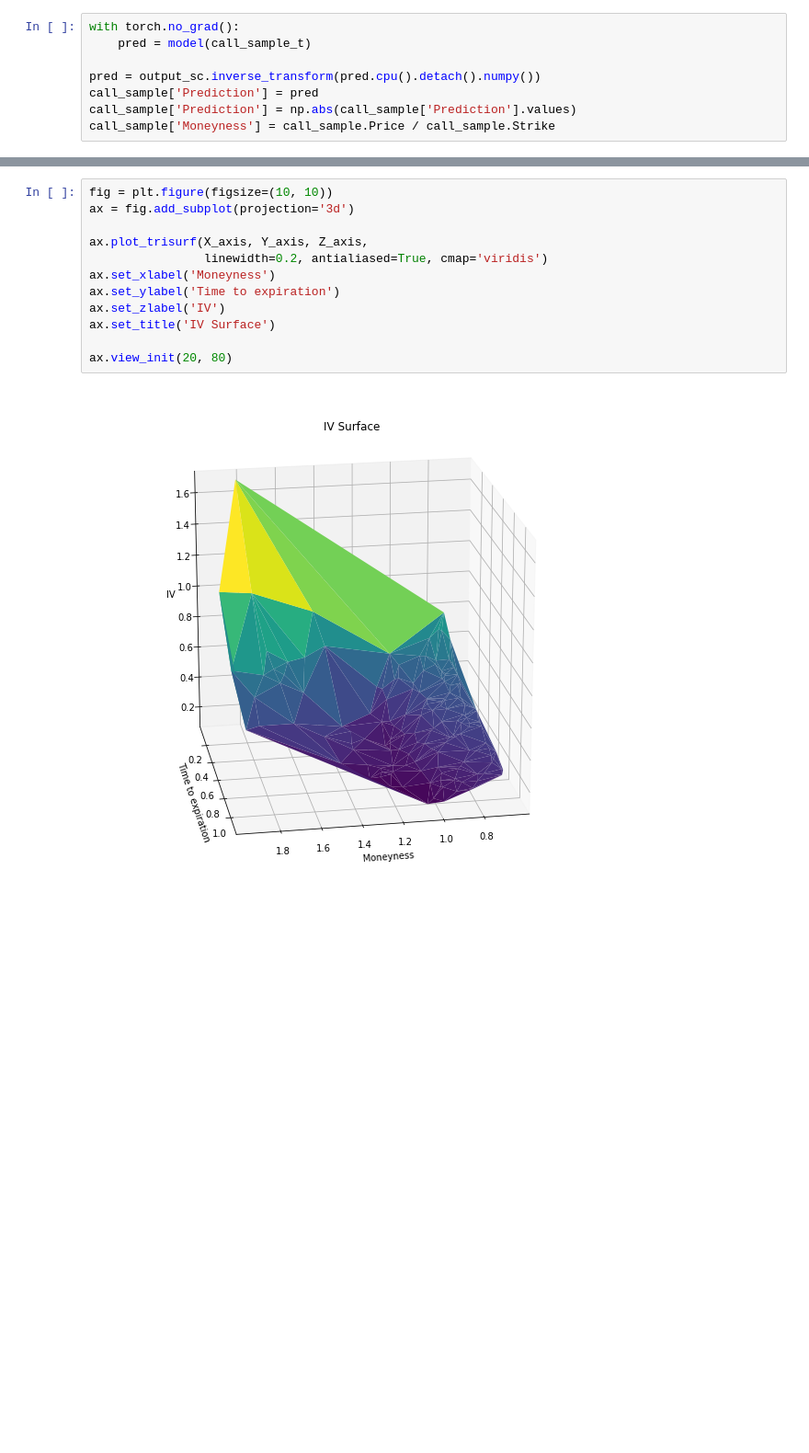
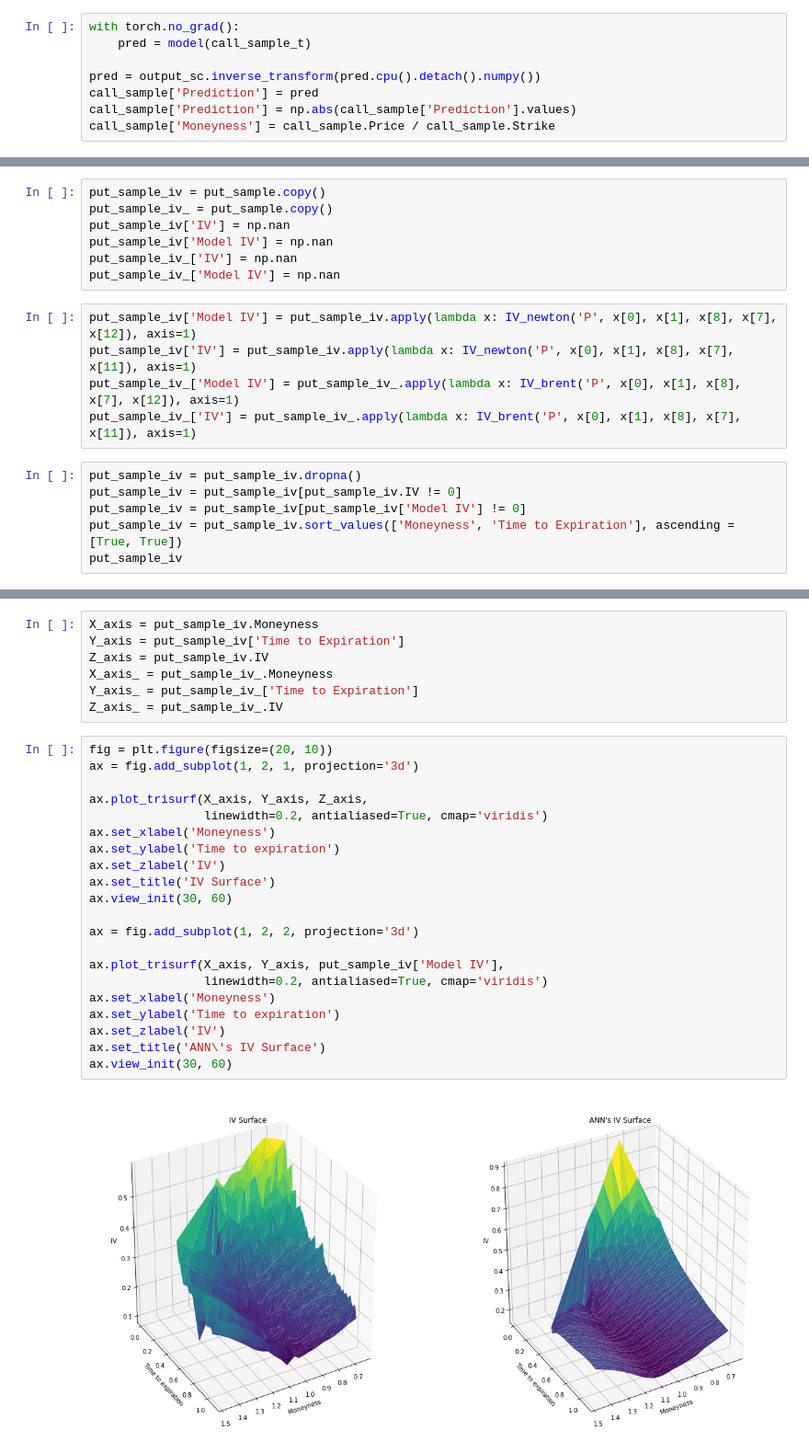
Before and after one commit to paolodelia99/thesis-option-pricing-with-deep-learning, a Jupyter notebook: notebooks/Finding_IV_Heston.ipynb, the cells around one changed output, grey strips where cells are left out. Shown at 92% size. Drawn from its saved outputs; the diff is of its cells as text; blank space fills up the shorter version.

```diff
--- a/notebooks/Finding_IV_Heston.ipynb
+++ b/notebooks/Finding_IV_Heston.ipynb
@@ -417,0 +550,18 @@ ax.view_init(30, 60)
+# %%
+put_sample_iv = put_sample.copy()
+put_sample_iv_ = put_sample.copy()
+put_sample_iv['IV'] = np.nan
+put_sample_iv['Model IV'] = np.nan
+put_sample_iv_['IV'] = np.nan
+put_sample_iv_['Model IV'] = np.nan
+# %%
+put_sample_iv['Model IV'] = put_sample_iv.apply(lambda x: IV_newton('P', x[0], x[1], x[8], x[7], x[12]), axis=1)
+put_sample_iv['IV'] = put_sample_iv.apply(lambda x: IV_newton('P', x[0], x[1], x[8], x[7], x[11]), axis=1)
+put_sample_iv_['Model IV'] = put_sample_iv_.apply(lambda x: IV_brent('P', x[0], x[1], x[8], x[7], x[12]), axis=1)
+put_sample_iv_['IV'] = put_sample_iv_.apply(lambda x: IV_brent('P', x[0], x[1], x[8], x[7], x[11]), axis=1)
+# %%
+put_sample_iv = put_sample_iv.dropna()
+put_sample_iv = put_sample_iv[put_sample_iv.IV != 0]
+put_sample_iv = put_sample_iv[put_sample_iv['Model IV'] != 0]
+put_sample_iv = put_sample_iv.sort_values(['Moneyness', 'Time to Expiration'], ascending = [True, True])
+put_sample_iv
@@ -418,14 +602,30 @@ ax.view_init(30, 60)
+# %%
+X_axis = put_sample_iv.Moneyness
+Y_axis = put_sample_iv['Time to Expiration']
+Z_axis = put_sample_iv.IV
+X_axis_ = put_sample_iv_.Moneyness
+Y_axis_ = put_sample_iv_['Time to Expiration']
+Z_axis_ = put_sample_iv_.IV
 # %%
-fig = plt.figure(figsize=(10, 10))
-ax = fig.add_subplot(projection='3d')
+fig = plt.figure(figsize=(20, 10))
+ax = fig.add_subplot(1, 2, 1, projection='3d')
 
 ax.plot_trisurf(X_axis, Y_axis, Z_axis,
                 linewidth=0.2, antialiased=True, cmap='viridis')
 ax.set_xlabel('Moneyness')
 ax.set_ylabel('Time to expiration')
 ax.set_zlabel('IV')
 ax.set_title('IV Surface')
+ax.view_init(30, 60)
 
-ax.view_init(20, 80)
+ax = fig.add_subplot(1, 2, 2, projection='3d')
+
+ax.plot_trisurf(X_axis, Y_axis, put_sample_iv['Model IV'],
+                linewidth=0.2, antialiased=True, cmap='viridis')
+ax.set_xlabel('Moneyness')
+ax.set_ylabel('Time to expiration')
+ax.set_zlabel('IV')
+ax.set_title('ANN\'s IV Surface')
+ax.view_init(30, 60)
 # %% [output]
-[figure, old version]
+[figure, new version]
```
Also changed, not shown: parts of 43 cells of this notebook, 3 other files.
